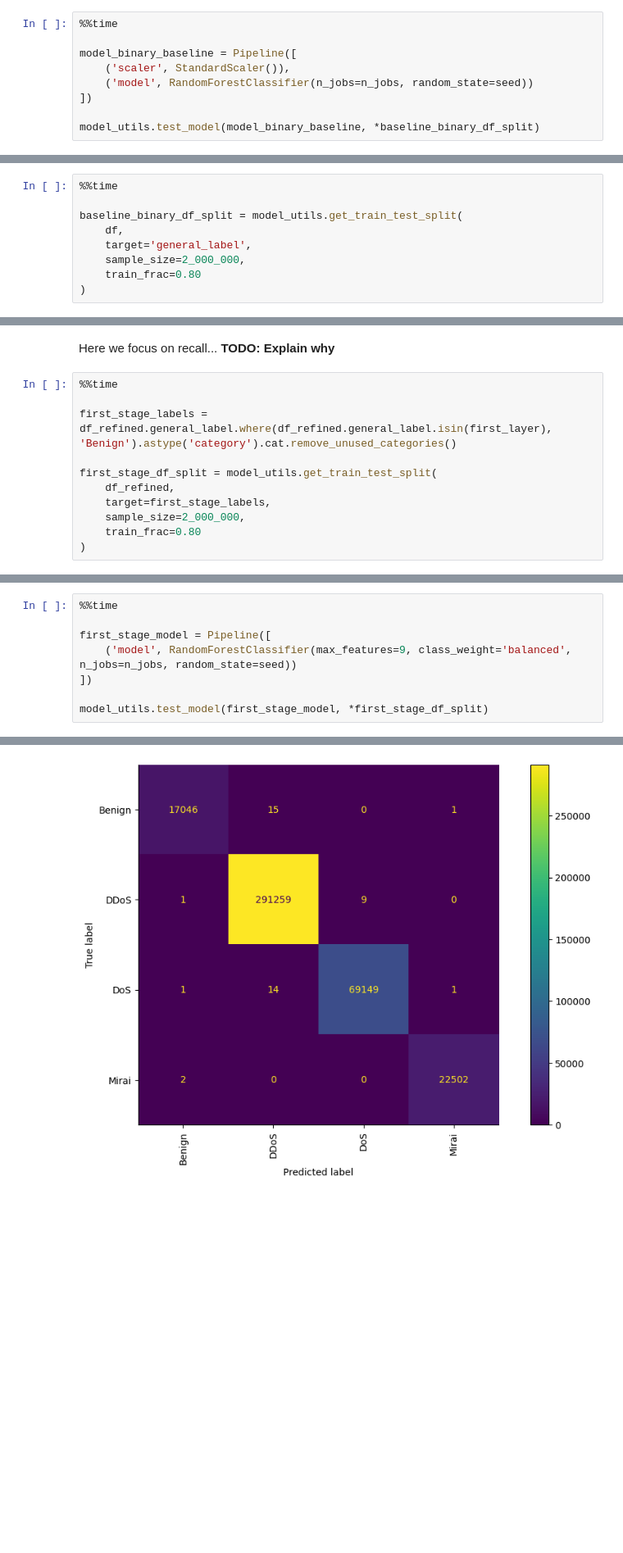
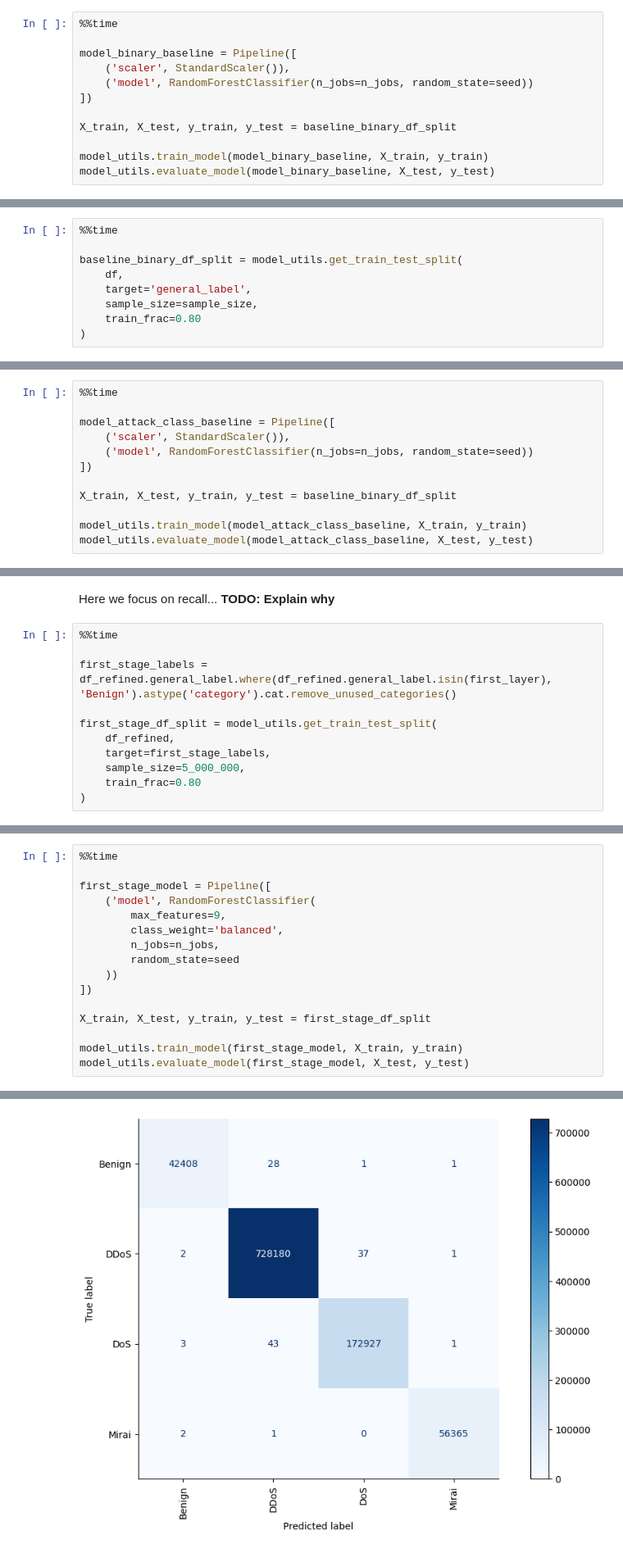
Before and after one commit to inaciobr/Multi-Stage-IoT-Intrusion-Detection, a Jupyter notebook: notebooks/3 - Models.ipynb, the cells around one changed output, grey strips where cells are left out. Shown at 82% size. Cells and saved outputs as stored; diff of their text form; blank space fills up the shorter version.

```diff
--- a/notebooks/3 - Models.ipynb
+++ b/notebooks/3 - Models.ipynb
@@ -96,5 +96,8 @@ model_binary_baseline = Pipeline([
     ('model', RandomForestClassifier(n_jobs=n_jobs, random_state=seed))
 ])
 
-model_utils.test_model(model_binary_baseline, *baseline_binary_df_split)
+X_train, X_test, y_train, y_test = baseline_binary_df_split
+
+model_utils.train_model(model_binary_baseline, X_train, y_train)
+model_utils.evaluate_model(model_binary_baseline, X_test, y_test)
 # %% [output]
@@ -123,7 +123,7 @@ Pipeline(steps=[('scaler', StandardScaler()),
 baseline_binary_df_split = model_utils.get_train_test_split(
     df,
     target='general_label',
-    sample_size=2_000_000,
+    sample_size=sample_size,
     train_frac=0.80
 )
 # %% [output]
@@ -166,0 +134,12 @@ Pipeline(steps=[('scaler', StandardScaler()),
+# %%
+%%time
+
+model_attack_class_baseline = Pipeline([
+    ('scaler', StandardScaler()),
+    ('model', RandomForestClassifier(n_jobs=n_jobs, random_state=seed))
+])
+
+X_train, X_test, y_train, y_test = baseline_binary_df_split
+
+model_utils.train_model(model_attack_class_baseline, X_train, y_train)
+model_utils.evaluate_model(model_attack_class_baseline, X_test, y_test)
@@ -181,7 +181,7 @@ first_stage_labels = df_refined.general_label.where(df_refined.general_label.isi
 first_stage_df_split = model_utils.get_train_test_split(
     df_refined,
     target=first_stage_labels,
-    sample_size=2_000_000,
+    sample_size=5_000_000,
     train_frac=0.80
 )
 # %% [output]
@@ -193,8 +193,16 @@ Wall time: 9.02 s
 %%time
 
 first_stage_model = Pipeline([
-    ('model', RandomForestClassifier(max_features=9, class_weight='balanced', n_jobs=n_jobs, random_state=seed))
+    ('model', RandomForestClassifier(
+        max_features=9,
+        class_weight='balanced',
+        n_jobs=n_jobs,
+        random_state=seed
+    ))
 ])
 
-model_utils.test_model(first_stage_model, *first_stage_df_split)
+X_train, X_test, y_train, y_test = first_stage_df_split
+
+model_utils.train_model(first_stage_model, X_train, y_train)
+model_utils.evaluate_model(first_stage_model, X_test, y_test)
 # %% [output]
@@ -219,4 +224,4 @@ Pipeline(steps=[('model',
-[figure, old version]
+[figure, new version]
 # %% [markdown]
 ## Second Layer - Spoofing / Recon / Web / Brute Force
 # %%
```
Also changed, not shown: parts of 15 cells of this notebook, 4 other files.
